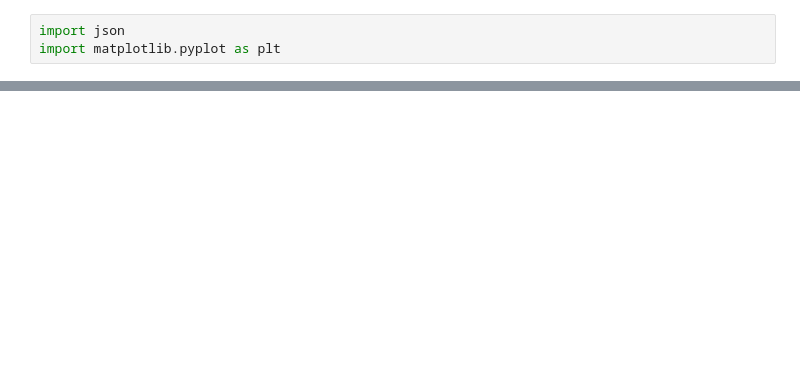
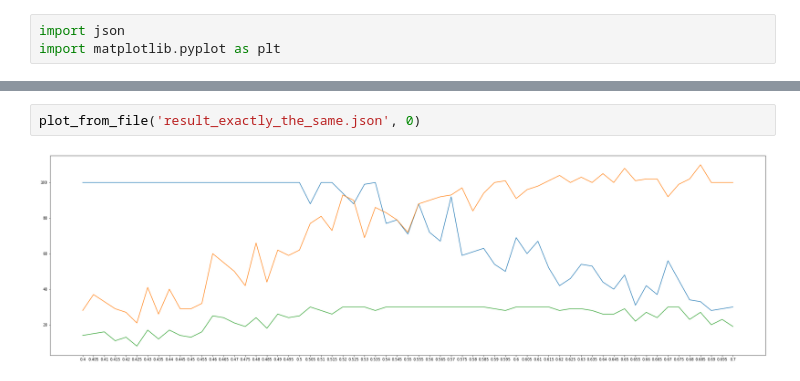
Before and after one commit to asakhar/ChannelModeling, a Jupyter notebook: plotter.ipynb, the cells around one changed output, grey strips where cells are left out. Drawn from its saved outputs; the diff is of its cells as text; blank space fills up the shorter version.

```diff
--- a/plotter.ipynb
+++ b/plotter.ipynb
@@ -20,0 +29,4 @@ plt.show()
+# %%
+plot_from_file('result_exactly_the_same.json', 0)
+# %% [output]
+[figure, added]
```
Also changed, not shown: parts of 5 cells of this notebook, 10 other files.
